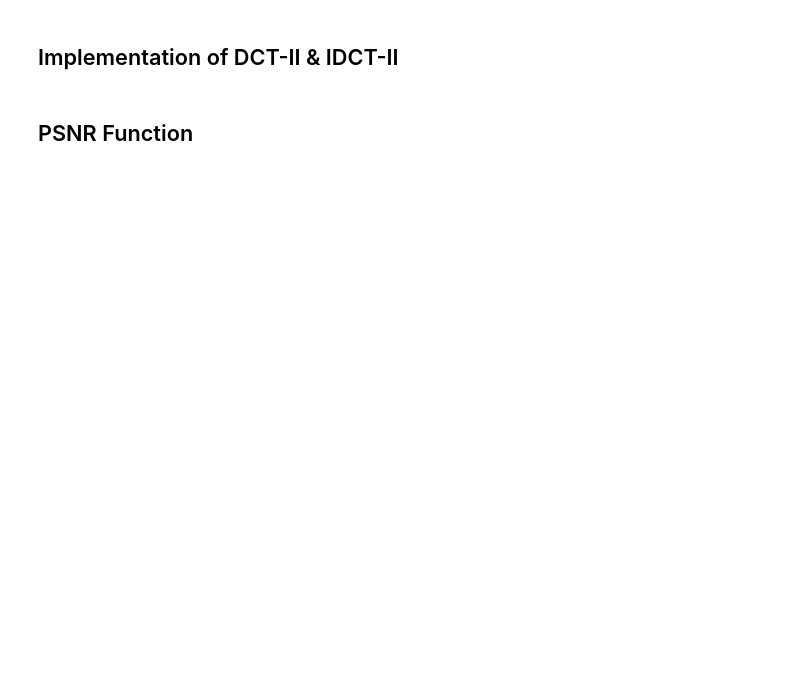
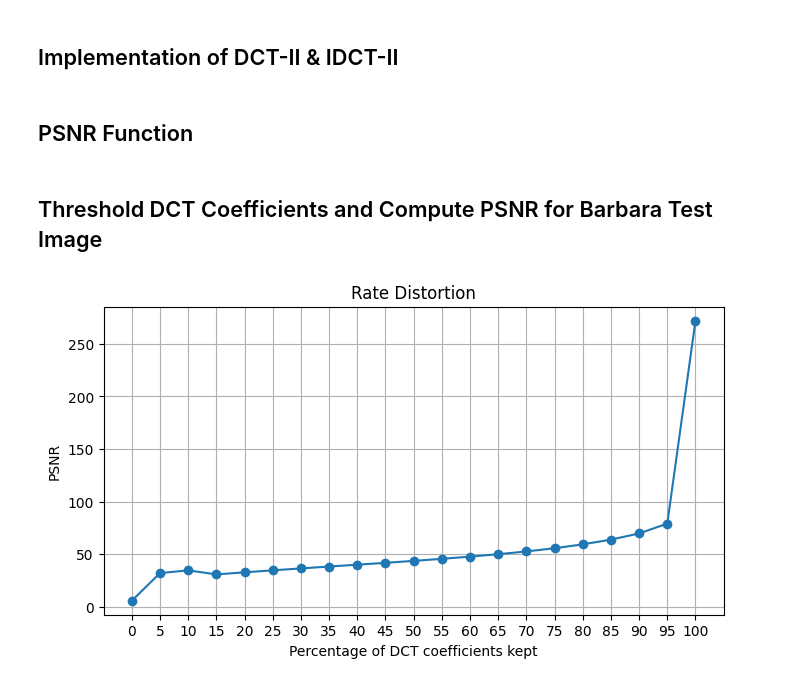
Before and after one commit to pouriaSameti/Advanced-Multimedia-Systems, a Jupyter notebook: Exercise 3/code.ipynb, the cells around one changed output. Drawn from its saved outputs; the diff is of its cells as text; code cells hidden in the pictures; blank space fills up the shorter version.

Commit message:
Exercise 3: DCT-based Compression. Threshold DCT Coefficients and Compute PSNR for Barbara Test Image.

```diff
--- a/Exercise 3/code.ipynb
+++ b/Exercise 3/code.ipynb
@@ -107,3 +107,42 @@ def my_psnr(image1: np.ndarray, image2: np.ndarray):
         return np.inf
 
     return 10 * np.log10(max_value_sq / mse)
+# %% [markdown]
+## Threshold DCT Coefficients and Compute PSNR for Barbara Test Image
+# %%
+barbara_main = cv2.imread('Q_2/barbara.pgm', cv2.IMREAD_UNCHANGED)
+N = barbara_main.shape[0]
+# %%
+percentages = np.arange(0, 101, 5)
+psnr_list = []
+
+dct_full = dct(barbara_main, N)
+
+for p in percentages:
+    flat = np.abs(dct_full).flatten()
+    k = int(len(flat) * p / 100)
+    if k == 0:
+        threshold = np.inf
+    else:
+        threshold = np.partition(flat, -k)[-k]
+
+
+    dct_thresh = np.where(np.abs(dct_full) >= threshold, dct_full, 0)
+
+    barbara_rec = idct(dct_thresh, N)
+
+    psnr = my_psnr(barbara_main, barbara_rec)
+    psnr_list.append(psnr)
+
+
+plt.figure(figsize=(8, 4))
+plt.plot(percentages, psnr_list, marker='o')
+plt.xlabel("Percentage of DCT coefficients kept")
+plt.ylabel("PSNR")
+plt.title("Rate Distortion")
+
+plt.xticks(np.arange(0, 101, 5))
+plt.grid(True)
+plt.show()
+# %% [output]
+[figure, added]
```
Also changed, not shown: parts of 1 cell of this notebook.
